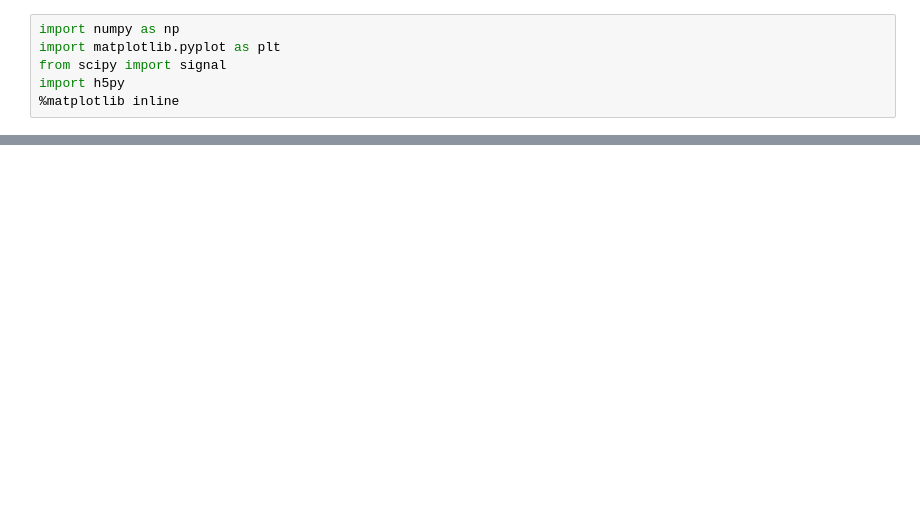
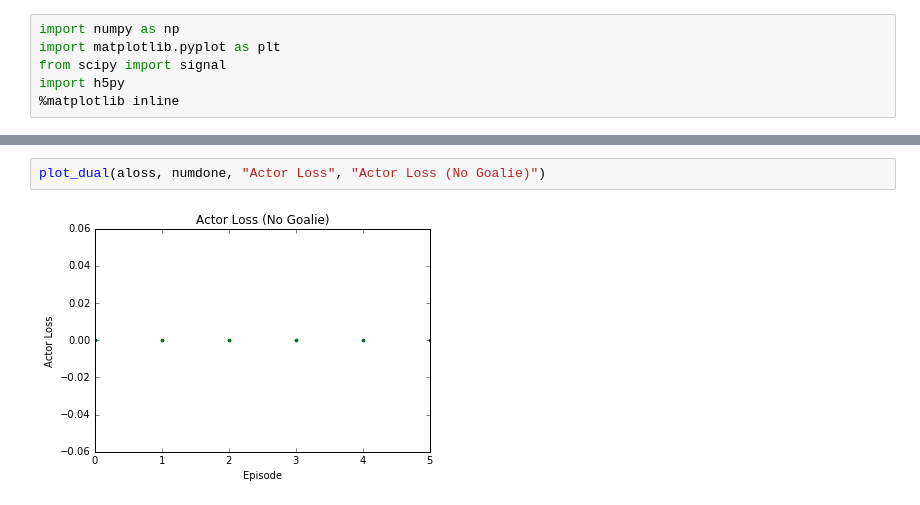
Before and after one commit to suraj-nair-1/DDPG, a Jupyter notebook: MADDPG_Metrics.ipynb, the cells around one changed output, grey strips where cells are left out. Saved outputs shown, nothing was run; the diff lists cells and outputs as text; blank space fills up the shorter version.

```diff
--- a/MADDPG_Metrics.ipynb
+++ b/MADDPG_Metrics.ipynb
@@ -37,0 +60,4 @@ plt.show()
+# %%
+plot_dual(aloss, numdone, "Actor Loss", "Actor Loss (No Goalie)")
+# %% [output]
+[figure, added]
```
Also changed, not shown: parts of 8 cells of this notebook, 2 other files.
